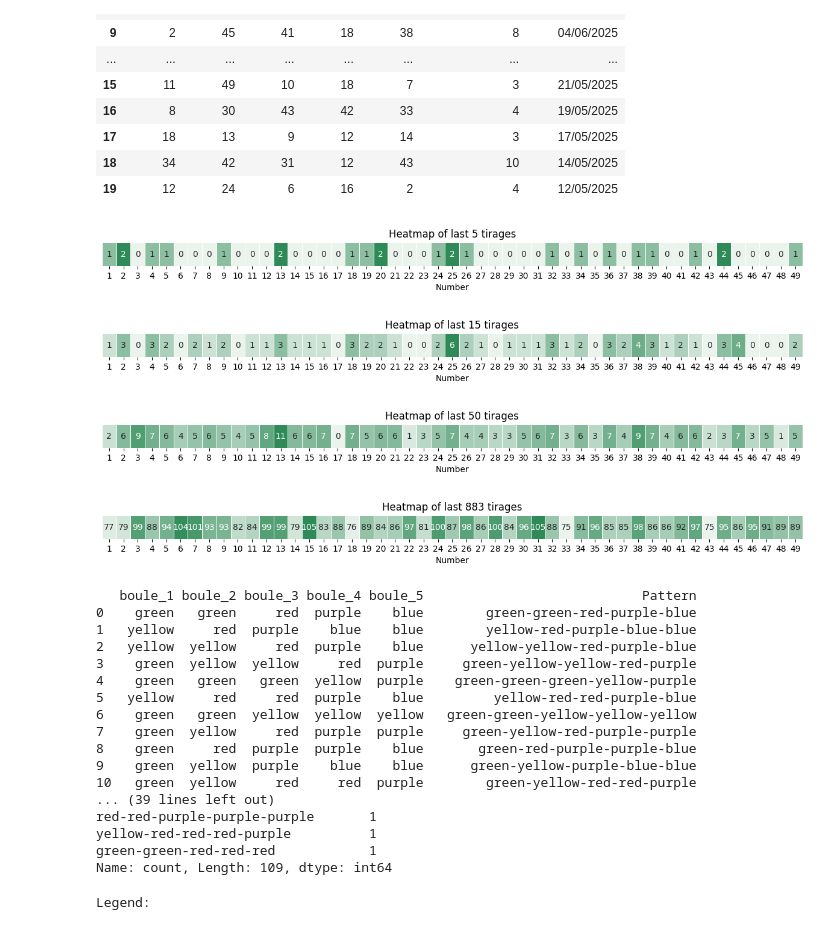
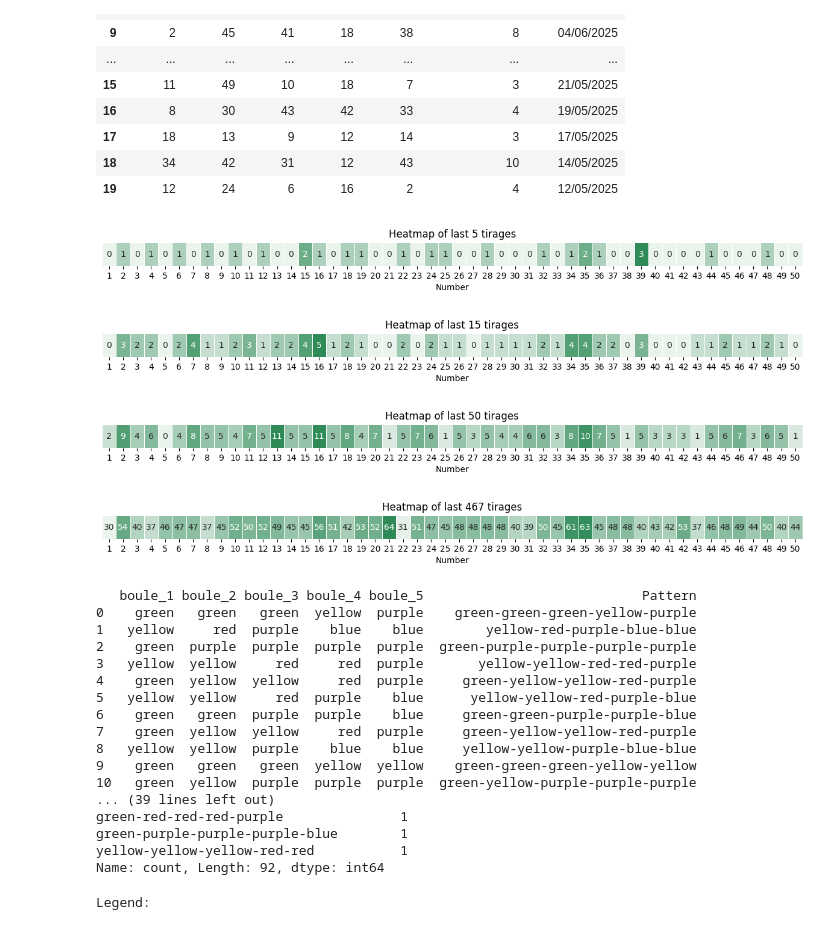
Before and after one commit to TeodorKolev/Lotto, a Jupyter notebook: Lottery.ipynb, the cells around one changed output. Saved outputs shown, nothing was run; the diff lists cells and outputs as text; code cells hidden in the pictures.

```diff
--- a/Lottery.ipynb
+++ b/Lottery.ipynb
@@ -60,5 +41,27 @@ import pandas as pd
 import numpy as np
 import matplotlib.pyplot as plt
 import seaborn as sns
+# %%
+# ENVIRONMENTS SETUP (local to notebook)
+ENVIRONMENTS = {
+    "fdj": {
+        "url_to_zip": "https://media.fdj.fr/static-draws/csv/loto/loto_201911.zip",
+        "file_name": "loto_201911.csv",
+        "max_number": 49,  # None means all rows
+    },
+    "em": {
+        "url_to_zip": "https://media.fdj.fr/static-draws/csv/euromillions/euromillions_202002.zip",
+        "file_name": "euromillions_202002.csv",
+        "max_number": 50,
+    },
+
+}
+
+# Select environment
+ENV = "em"  # Change to "test" or other as needed
+config = ENVIRONMENTS[ENV]
+url_to_zip = config["url_to_zip"]
+file_name = config["file_name"]
+max_number = config["max_number"]
 # %%
 # Web scrapping
@@ -99,3 +102,7 @@ all_numbers = pd.DataFrame({'number': range(1, row_range + 1)})
 # %%
-from main import file_name
-df = pd.read_csv(file_name, sep=";")
+print(file_name)
+try:
+    df = pd.read_csv(file_name, sep=";", encoding="utf-8")
+except UnicodeDecodeError:
+    # Try with a common alternative encoding for French/Euro files
+    df = pd.read_csv(file_name, sep=";", encoding="latin1")
@@ -102,5 +111,8 @@ df = pd.read_csv(file_name, sep=";")
 # %%
-df = df[['boule_1', 'boule_2', 'boule_3', 'boule_4', 'boule_5', 'numero_chance', 'date_de_tirage']]
+if ENV == "fdj":
+    df = df[['boule_1', 'boule_2', 'boule_3', 'boule_4', 'boule_5', 'numero_chance', 'date_de_tirage']]
+else:
+    df = df[['boule_1', 'boule_2', 'boule_3', 'boule_4', 'boule_5', 'date_de_tirage']]
 # %%
 df.head(20)
 # %% [output]
@@ -139,38 +152,38 @@ def show_heat_map(last_tirages=None):
     If last_tirages is None, uses all available draws.
     """
     extracted_df = extract_data_frame(df, last_tirages)
     boule_cols = ['boule_1', 'boule_2', 'boule_3', 'boule_4', 'boule_5']
     flat_df = extracted_df.melt(value_vars=boule_cols, var_name='boule', value_name='number')
 
     tirages_count = len(extracted_df)
 
     # Count occurrences of each number
-    number_counts = flat_df['number'].value_counts().reindex(range(1, 50), fill_value=0).sort_index()
+    number_counts = flat_df['number'].value_counts().reindex(range(1, max_number+1), fill_value=0).sort_index()
 
     plt.figure(figsize=(15, 0.5))
     sns.heatmap(
         np.array(number_counts.values).reshape(1, -1),
         cmap=sns.light_palette("seagreen", as_cmap=True),
         annot=True,
         fmt='d',
         linewidths=.5,
         cbar=False,
         xticklabels=[str(x) for x in number_counts.index]
     )
     plt.title(f'Heatmap of last {tirages_count} tirages')
     plt.yticks([])  # Hide y-axis ticks
     plt.xlabel('Number')
     # Remove plt.tight_layout() to avoid the warning about tight layout not being applied
     plt.show()
 
 # Example usage
 for n in [5, 15, 50, None]:
     show_heat_map(n)
 # %% [output]
-[figure, old version]
+[figure, new version]
-[figure, old version]
+[figure, new version]
-[figure, old version]
+[figure, new version]
-[figure, old version]
+[figure, new version]
 # %%
 # PATTERNS
 
@@ -184,7 +197,7 @@ sorted_df.columns = boule_cols
 
 # Define a vectorized function to categorize numbers
 def categorize_number_vec(numbers):
-    bins = [0, 10, 20, 30, 40, 49]
+    bins = [0, 10, 20, 30, 40, max_number]
     labels = ['green', 'yellow', 'red', 'purple', 'blue']
     return pd.cut(numbers, bins=bins, labels=labels, right=True, include_lowest=True).astype(str)
 
@@ -208,22 +221,22 @@ print(first_n_counts)
 print(pattern_counts)
 # %% [output]
    boule_1 boule_2 boule_3 boule_4 boule_5                            Pattern
-0    green   green     red  purple    blue        green-green-red-purple-blue
+0    green   green   green  yellow  purple    green-green-green-yellow-purple
 1   yellow     red  purple    blue    blue        yellow-red-purple-blue-blue
-2   yellow  yellow     red  purple    blue      yellow-yellow-red-purple-blue
-3    green  yellow  yellow     red  purple     green-yellow-yellow-red-purple
-4    green   green   green  yellow  purple    green-green-green-yellow-purple
-5   yellow     red     red  purple    blue         yellow-red-red-purple-blue
-6    green   green  yellow  yellow  yellow   green-green-yellow-yellow-yellow
-7    green  yellow     red  purple  purple     green-yellow-red-purple-purple
-8    green     red  purple  purple    blue       green-red-purple-purple-blue
-9    green  yellow  purple    blue    blue      green-yellow-purple-blue-blue
-10   green  yellow     red     red  purple        green-yellow-red-red-purple
+2    green  purple  purple  purple  purple  green-purple-purple-purple-purple
+3   yellow  yellow     red     red  purple       yellow-yellow-red-red-purple
+4    green  yellow  yellow     red  purple     green-yellow-yellow-red-purple
+5   yellow  yellow     red  purple    blue      yellow-yellow-red-purple-blue
+6    green   green  purple  purple    blue     green-green-purple-purple-blue
+7    green  yellow  yellow     red  purple     green-yellow-yellow-red-purple
+8   yellow  yellow  purple    blue    blue     yellow-yellow-purple-blue-blue
+9    green   green   green  yellow  yellow    green-green-green-yellow-yellow
+10   green  yellow  purple  purple  purple  green-yellow-purple-purple-purple
 ... (39 lines left out)
-red-red-purple-purple-purple       1
-yellow-red-red-red-purple          1
-green-green-red-red-red            1
-Name: count, Length: 109, dtype: int64
+green-red-red-red-purple               1
+green-purple-purple-purple-blue        1
+yellow-yellow-yellow-red-red           1
+Name: count, Length: 92, dtype: int64
 # %%
 """
 Legend for Color Categories:
```
Also changed, not shown: parts of 8 cells of this notebook, 4 other files.
